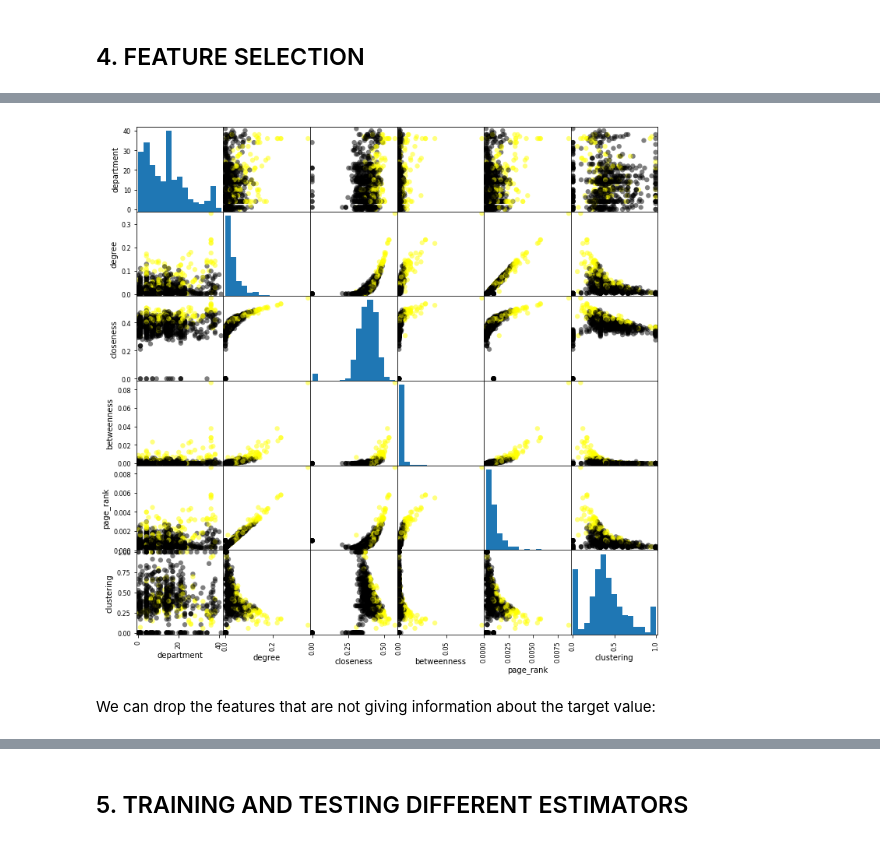
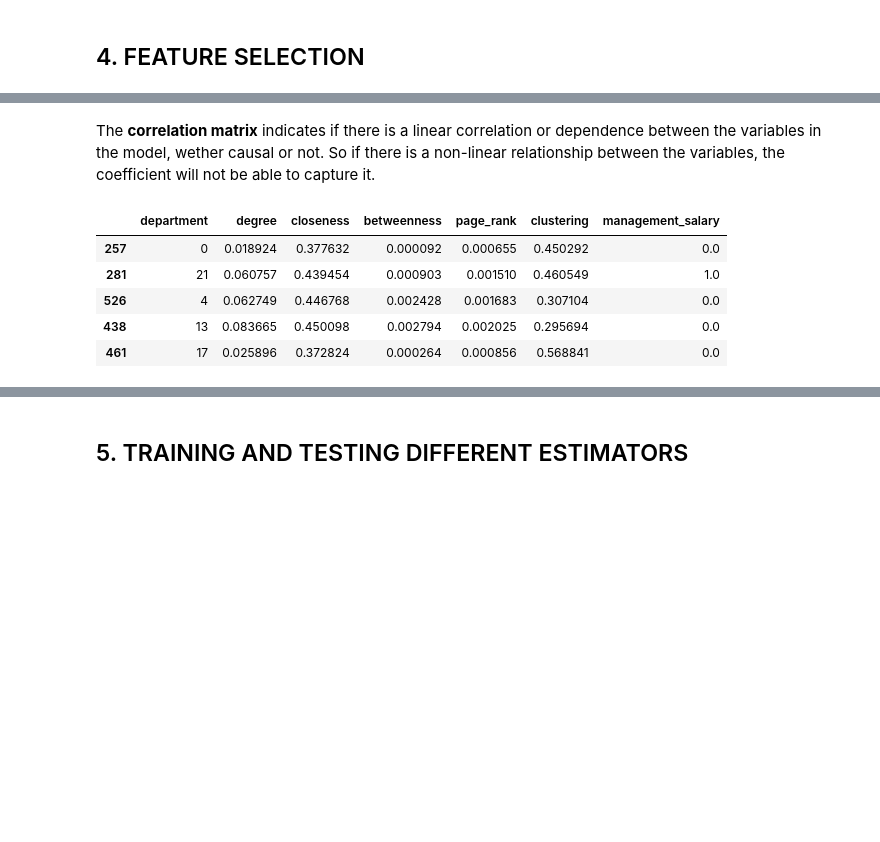
Before and after one commit to Albert-AGM/email_network, a Jupyter notebook: email_network.ipynb, the cells around one changed output, grey strips where cells are left out. Saved outputs shown, nothing was run; the diff lists cells and outputs as text; code cells hidden in the pictures; blank space fills up the shorter version.

```diff
--- a/email_network.ipynb
+++ b/email_network.ipynb
@@ -274,10 +257,0 @@ How we can see on the scatter matrix there are some features that do a better ta
-# %%
-from matplotlib import cm
-%matplotlib inline
-cmap = cm.get_cmap('gnuplot')
-scatter = pd.plotting.scatter_matrix(X, c= y, marker = 'o', s=40, hist_kwds={'bins':15},
-                                     figsize=(12,12), cmap=cmap)
-# %% [output]
-[figure, removed]
-# %% [markdown]
-We can drop the features that are not giving information about the target value:
@@ -286,0 +258,12 @@ X_predict = X_predict.drop(columns = ['department','clustering'])
+# %% [markdown]
+The **correlation matrix** indicates if there is a linear correlation or dependence between the variables in the model, wether causal or not. So if there is a non-linear relationship between the variables, the coefficient will not be able to capture it.
+# %%
+df_train = pd.concat([X_train, y_train], axis=1)
+df_train.head()
+# %% [output]
+|  | department | degree | closeness | betweenness | page_rank | clustering | management_salary |
+| 257 | 0 | 0.018924 | 0.377632 | 0.000092 | 0.000655 | 0.450292 | 0.0 |
+| 281 | 21 | 0.060757 | 0.439454 | 0.000903 | 0.001510 | 0.460549 | 1.0 |
+| 526 | 4 | 0.062749 | 0.446768 | 0.002428 | 0.001683 | 0.307104 | 0.0 |
+| 438 | 13 | 0.083665 | 0.450098 | 0.002794 | 0.002025 | 0.295694 | 0.0 |
+| 461 | 17 | 0.025896 | 0.372824 | 0.000264 | 0.000856 | 0.568841 | 0.0 |
```
Also changed, not shown: parts of 22 cells of this notebook.
